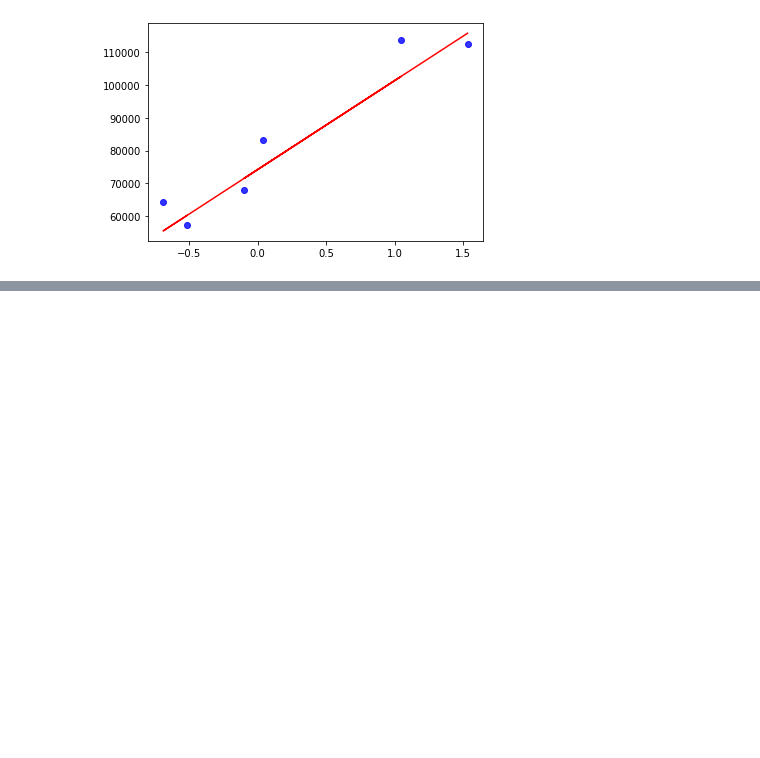
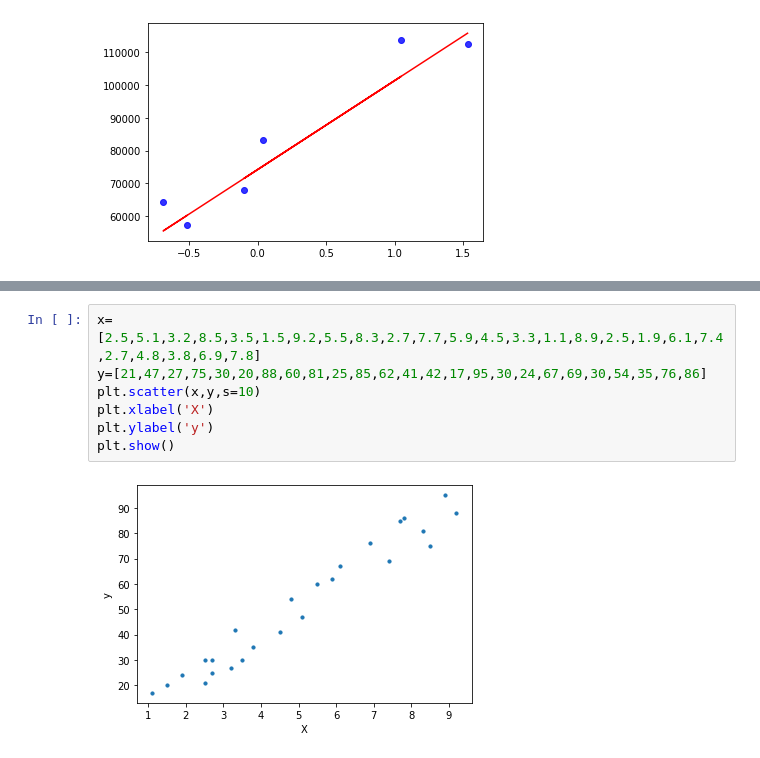
Before and after one commit to urvashipathak/ML, a Jupyter notebook: 4_Programs_of_linear_regression_from_scratch.ipynb, the cells around one changed output, grey strips where cells are left out. Drawn from its saved outputs; the diff is of its cells as text; blank space fills up the shorter version.

```diff
--- a/4_Programs_of_linear_regression_from_scratch.ipynb
+++ b/4_Programs_of_linear_regression_from_scratch.ipynb
@@ -140,0 +327,9 @@ plt.show()
+# %%
+x=[2.5,5.1,3.2,8.5,3.5,1.5,9.2,5.5,8.3,2.7,7.7,5.9,4.5,3.3,1.1,8.9,2.5,1.9,6.1,7.4,2.7,4.8,3.8,6.9,7.8]
+y=[21,47,27,75,30,20,88,60,81,25,85,62,41,42,17,95,30,24,67,69,30,54,35,76,86]
+plt.scatter(x,y,s=10)
+plt.xlabel('X')
+plt.ylabel('y')
+plt.show()
+# %% [output]
+[figure, added]
```
Also changed, not shown: parts of 21 cells of this notebook.
